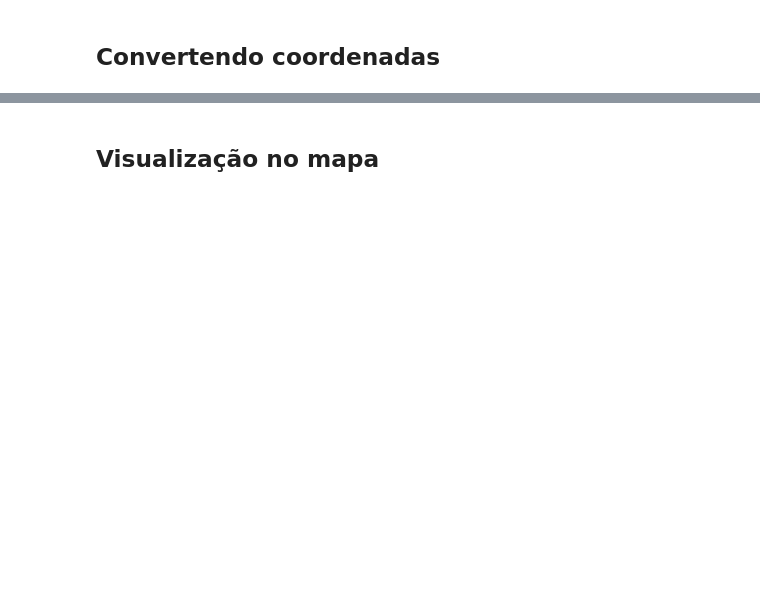
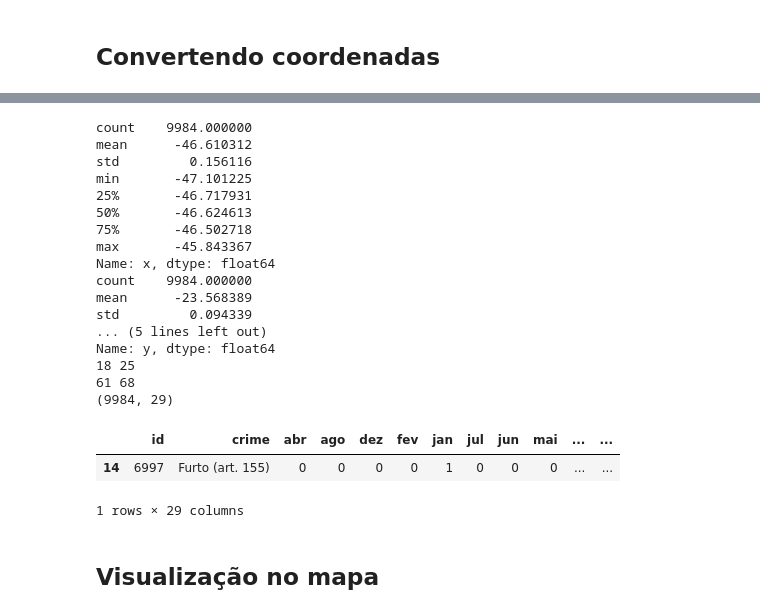
Before and after one commit to deeplearningunb/deeBO, a Jupyter notebook: data_analysis.ipynb, the cells around one changed output, grey strips where cells are left out. Drawn from its saved outputs; the diff is of its cells as text; code cells hidden in the pictures; blank space fills up the shorter version.

```diff
--- a/data_analysis.ipynb
+++ b/data_analysis.ipynb
@@ -196,0 +222,17 @@ Name: ART, dtype: int64
+# %%
+## Distribute data
+distributed_data = pd.DataFrame()
+n_sample = 10000
+month_list = ['jan', 'fev', 'mai', 'abr', 'mar', 'jun', 'jul', 'ago', 'set', 'out', 'nov', 'dez']
+
+for m in month_list:
+    dt = df_cat[ df_cat['MES'] == m]
+    dt0 = dt[ dt['ART'] == '0' ][:round(n_sample/len(month_list)/4)]
+    dt1 = dt[ dt['ART'] == '1' ][:round(n_sample/len(month_list)/4)]
+    dt2 = dt[ dt['ART'] == '2' ][:round(n_sample/len(month_list)/4)]
+    dt3 = dt[ dt['ART'] == '3' ][:round(n_sample/len(month_list)/4)]
+    distributed_data = pd.concat( [distributed_data, dt0, dt1, dt2, dt3], axis=0)
+
+print(distributed_data.shape)
+print(distributed_data['ART'].value_counts())
+print(distributed_data['MES'].value_counts())
@@ -242,0 +320,60 @@ data.head(10)
+# %%
+# Binarizating coordinates
+
+print(data['x'].describe())
+print(data['y'].describe())
+
+def divide_coordinate_in_categoreis(data_col, pref='cor', top=300):
+    cor_std = data_col.describe()['std']
+    correct = int(1/cor_std)
+    cor_min = int(data_col.describe()['min']*(correct)) + top
+    cor_max = int(data_col.describe()['max']*(correct)) + top
+
+
+    print(cor_min, cor_max)
+
+    cor_range = zip(range(cor_min, cor_max), range(cor_min-1, cor_max+1))
+
+    new_df = pd.DataFrame()
+    for r in cor_range:
+        new_df[ pref+"_(%d-%d)" % (r[1], r[0])] = data_col.apply(
+            lambda l: 1.0 if (int(l*correct) + top) >= r[1] and (int(l*correct) + top) < r[0] else 0.0)
+
+    return new_df
+
+longitude = divide_coordinate_in_categoreis(data['x'], 'lon')
+latitude = divide_coordinate_in_categoreis(data['y'], 'lat')
+
+
+coordinates = pd.concat([longitude, latitude], axis=1)
+# print(here.shape)
+# print(here.head())
+
+coordinates = pd.concat([data, coordinates], axis=1)
+coordinates = coordinates.drop(['x','y'], axis=1)
+
+print(coordinates.shape)
+
+final_dataset = coordinates.copy()
+coordinates.head(1)
+# %% [output]
+count    9984.000000
+mean      -46.610312
+std         0.156116
+min       -47.101225
+25%       -46.717931
+50%       -46.624613
+75%       -46.502718
+max       -45.843367
+Name: x, dtype: float64
+count    9984.000000
+mean      -23.568389
+std         0.094339
+... (5 lines left out)
+Name: y, dtype: float64
+18 25
+61 68
+(9984, 29)
+|  | id | crime | abr | ago | dez | fev | jan | jul | jun | mai | ... | ... |
+| 14 | 6997 | Furto (art. 155) | 0 | 0 | 0 | 0 | 1 | 0 | 0 | 0 | ... | ... |
+1 rows × 29 columns
```
Also changed, not shown: parts of 12 cells of this notebook, 1 other file.
